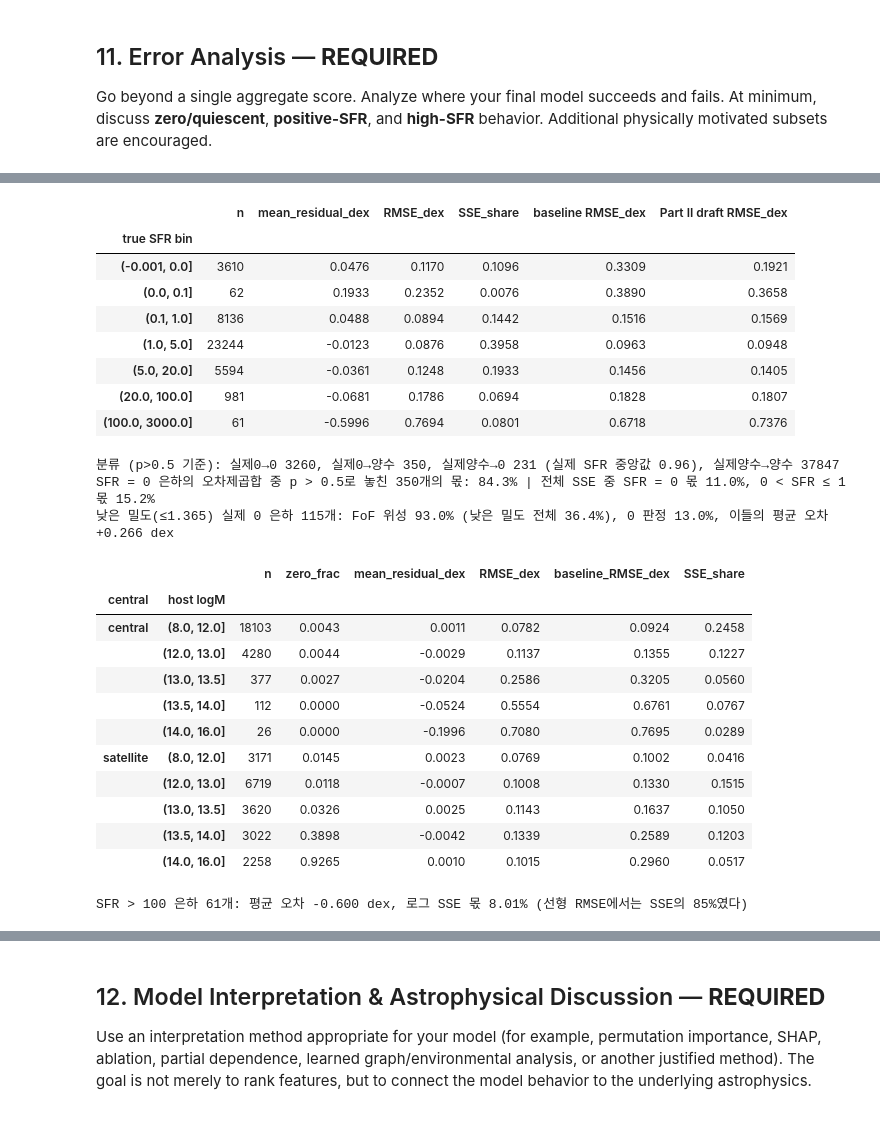
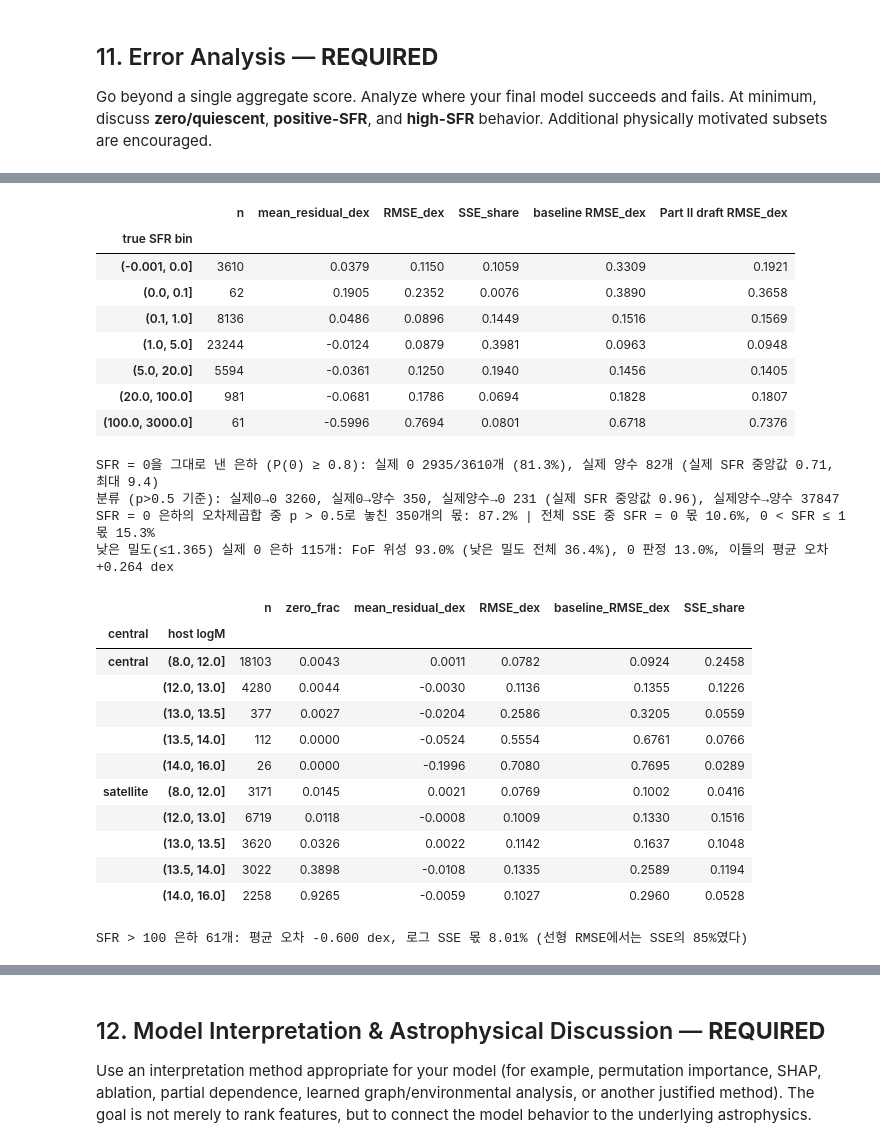
Before and after one commit to ZizonK7/sdi2026-galaxy-sfr, a Jupyter notebook: DataHub_701104_mid.ipynb, the cells around one changed output, grey strips where cells are left out. Drawn from its saved outputs; the diff is of its cells as text; code cells hidden in the pictures.

```diff
--- a/DataHub_701104_mid.ipynb
+++ b/DataHub_701104_mid.ipynb
@@ -2183,6 +2184,9 @@ FINAL_HGB = {**HGB, "max_iter": 400}            # 두 단계 모두 트리 상
 # 공지에 SFR = 0의 로그 처리가 없어 z(SFR) = log10(SFR + LOG_EPS)로 두고 LOG_EPS = 1(= log10(1 + SFR))을 기본으로 쓴다.
 # 정의가 확인되면 LOG_EPS 한 줄만 바꾸면 된다(예: 0.01). 템플릿의 VAL_PREDICTIONS는 선형 SFR이므로 z를 되돌려 넣는다.
 LOG_EPS = 1.0
+# 0일 확률 P(SFR = 0 | x) = 1 − p가 ZERO_THRESHOLD 이상이면 SFR = 0을 그대로 낸다(그 밖은 위 기대값). 문턱은 학습 분할 안
+# 25-fold에서 '점수가 나빠지지 않는 가장 낮은 문턱'으로 골랐다(후보 0.5·0.7·0.8·0.9·0.95·0.99, 9.2 보조).
+ZERO_THRESHOLD = 0.8
 
 
 def to_log(sfr, eps=LOG_EPS):
@@ -2194,10 +2198,12 @@ def from_log(z, eps=LOG_EPS):
 
 
 class TwoStageLogSFR:
-    """ẑ(x) = P(SFR>0|x)·E[z|SFR>0,x] + (1 − P)·z(0). 두 단계가 서로 다른 피처 열을 쓸 수 있다. predict는 선형 SFR."""
+    """ẑ(x) = P(SFR>0|x)·E[z|SFR>0,x] + (1 − P)·z(0). 두 단계가 서로 다른 피처 열을 쓸 수 있다. predict는 선형 SFR.
+    zero_threshold가 있으면 P(SFR=0|x) ≥ zero_threshold인 은하는 z(0), 즉 SFR = 0을 그대로 낸다."""
 
-    def __init__(self, hgb_params, clf_cols, reg_cols, eps=LOG_EPS, clf_params=None):
+    def __init__(self, hgb_params, clf_cols, reg_cols, eps=LOG_EPS, clf_params=None, zero_threshold=None):
         self.hgb_params, self.clf_cols, self.reg_cols, self.eps = hgb_params, list(clf_cols), list(reg_cols), eps
+        self.zero_threshold = zero_threshold
         self.clf_params = hgb_params if clf_params is None else clf_params
 
     def fit(self, X, y):
@@ -2215,14 +2221,16 @@ class TwoStageLogSFR:
 
     def predict_log(self, X):
         p = self.predict_proba_positive(X)
-        return p * self.predict_log_positive(X) + (1 - p) * float(to_log(0.0, self.eps))
+        z0 = float(to_log(0.0, self.eps))
+        z = p * self.predict_log_positive(X) + (1 - p) * z0
+        return z if self.zero_threshold is None else np.where(1 - p >= self.zero_threshold, z0, z)
 
     def predict(self, X):
         return from_log(self.predict_log(X), self.eps)
 
 
 # HGB 설정은 기준선·7절과 같고 트리 상한만 400으로 둔다(9.2 보조의 반복 CV 질문 3·4)
-FINAL_MODEL = TwoStageLogSFR(FINAL_HGB, clf_cols=CLF_FEATURES, reg_cols=REG_FEATURES)
+FINAL_MODEL = TwoStageLogSFR(FINAL_HGB, clf_cols=CLF_FEATURES, reg_cols=REG_FEATURES, zero_threshold=ZERO_THRESHOLD)
 
 _t0 = time.time()
 FINAL_MODEL.fit(X_train_env, y_train)
@@ -2232,7 +2240,9 @@ VAL_PREDICTIONS = FINAL_MODEL.predict(X_val_env)
 
 assert len(VAL_PREDICTIONS) == len(y_val)
 assert np.isfinite(VAL_PREDICTIONS).all() and (VAL_PREDICTIONS >= 0).all()
+_zero_out = VAL_PREDICTIONS == 0
 print(f"Training time: {FINAL_TRAIN_SECONDS:.1f} s")
 print(f"n_iter_ — 분류기 {FINAL_MODEL.clf_.n_iter_} (피처 {len(CLF_FEATURES)}개), 로그 양수 회귀기 {FINAL_MODEL.reg_.n_iter_} (피처 {len(REG_FEATURES)}개)")
+print(f"SFR = 0을 그대로 낸 val 은하 {_zero_out.sum():,}개 (실제 0 은하의 {np.mean(_zero_out[y_val.to_numpy() == 0]):.1%}, SFR > 0인데 0으로 낸 은하 {int((_zero_out & (y_val.to_numpy() > 0)).sum())}개)")
 print(f"val 로그 RMSE log10({LOG_EPS:g} + SFR): {rmse(to_log(y_val), VAL_LOG_PREDICTIONS):.4f} dex | 선형 RMSE {rmse(y_val, VAL_PREDICTIONS):.3f}")
 # %% [output]
@@ -2431,16 +2450,18 @@ _q = HistGradientBoostingClassifier(**HGB).fit(_Xp, _tail.astype(int)).predict_p
 _e_tail = _q * HistGradientBoostingRegressor(**HGB).fit(_Xp[_tail], to_log(_yp[_tail])).predict(X_val_env[REG_FEATURES]) \
     + (1 - _q) * HistGradientBoostingRegressor(**HGB).fit(_Xp[~_tail], to_log(_yp[~_tail])).predict(X_val_env[REG_FEATURES])
 _p_fin = FINAL_MODEL.predict_proba_positive(X_val_env)
+_z_soft = _p_fin * FINAL_MODEL.predict_log_positive(X_val_env) + (1 - _p_fin) * to_log(0.0)   # 문턱 없는 M6
 val_models = {
     "Baseline (HGB 13, linear target)": baseline_pred,
     "Midterm 7(b): log1p direct regression (13)": preds["(b) log1p"],
     "Midterm 7(d): two-stage, linear (13 / 13)": preds["(d) two-stage P x E"],
     "Part II draft (11-07): env clf x linear reg (30 / 13)": _p150 * _lin13,
     "M2: env clf x log reg (30 / 13)": TwoStageLogSFR(HGB, CLF_FEATURES, FINAL_FEATURES).fit(X_train_env, y_train).predict(X_val_env),
-    "FINAL (M6): env clf x log reg (30 / 30), trees ≤ 400": VAL_PREDICTIONS,
+    "M6: env clf x log reg (30 / 30), trees ≤ 400": from_log(_z_soft),
+    "FINAL (M7): M6 + SFR = 0 if P(0) ≥ 0.8": VAL_PREDICTIONS,
     "ref: FINAL + tail split T=30": from_log(_p_fin * _e_tail + (1 - _p_fin) * to_log(0.0)),
     "ref: FINAL with hard gate p>0.5": from_log(np.where(_p_fin > 0.5, FINAL_MODEL.predict_log_positive(X_val_env), to_log(0.0))),
-    "ref: FINAL retrained for D2 (LOG_EPS = 0.01)": TwoStageLogSFR(FINAL_HGB, CLF_FEATURES, REG_FEATURES, eps=0.01)
+    "ref: FINAL retrained for D2 (LOG_EPS = 0.01)": TwoStageLogSFR(FINAL_HGB, CLF_FEATURES, REG_FEATURES, eps=0.01, zero_threshold=ZERO_THRESHOLD)
                                                      .fit(X_train_env, y_train).predict(X_val_env),
 }
 _z1 = lambda p: np.log10(1 + np.clip(np.asarray(p, float), 0, None))
@@ -2545,8 +2568,11 @@ log_bins["Part II draft RMSE_dex"] = bin_stats(z_draft, sfr_bin)["RMSE_dex"]
 log_bins.index.name = "true SFR bin"
 display(log_bins.round(4))
 
-# 0 판정: 꺼진 은하의 오차는 ẑ = p·ẑ₊ 자체다. 어느 은하가 그 오차를 만드나
+# 0 판정: 꺼진 은하의 오차는 ẑ 자체다. 어느 은하가 그 오차를 만드나
 p_fin = FINAL_MODEL.predict_proba_positive(X_val_env)
+out0 = VAL_PREDICTIONS == 0
+print(f"SFR = 0을 그대로 낸 은하 (P(0) ≥ {ZERO_THRESHOLD}): 실제 0 {int((out0 & (yv == 0)).sum())}/{int((yv == 0).sum())}개 ({np.mean(out0[yv == 0]):.1%}), "
+      f"실제 양수 {int((out0 & (yv > 0)).sum())}개 (실제 SFR 중앙값 {np.median(yv[out0 & (yv > 0)]):.2f}, 최대 {yv[out0 & (yv > 0)].max():.1f})")
 pred_zero = p_fin <= 0.5
 zero = yv == 0
 sq = (zp - zt) ** 2
@@ -2555,49 +2581,50 @@ print(f"분류 (p>0.5 기준): 실제0→0 {int((pred_zero & zero).sum())}, 실
 print(f"SFR = 0 은하의 오차제곱합 중 p > 0.5로 놓친 {int((~pred_zero & zero).sum())}개의 몫: {sq[zero & ~pred_zero].sum() / sq[zero].sum():.1%} | "
       f"전체 SSE 중 SFR = 0 몫 {sq[zero].sum() / sq.sum():.1%}, 0 < SFR ≤ 1 몫 {sq[(yv > 0) & (yv <= 1)].sum() / sq.sum():.1%}")
 dens_val = X_val["log10_overdensity_plus_1"].to_numpy()
 LOW = dens_val <= 1.3647506592            # 11-06 실험에서 SFR = 0 비율로 나눈 낮은 밀도 경계
 zl = LOW & zero
 print(f"낮은 밀도(≤1.365) 실제 0 은하 {zl.sum()}개: FoF 위성 {1 - X_val_env.loc[zl, 'fof_is_central'].mean():.1%} "
       f"(낮은 밀도 전체 {1 - X_val_env.loc[LOW, 'fof_is_central'].mean():.1%}), 0 판정 {np.mean(p_fin[zl] <= 0.5):.1%}, "
       f"이들의 평균 오차 {np.mean(zp[zl] - zt[zl]):+.3f} dex")
 
 # 물리적 부분집합: 중심/위성 × 호스트(그룹 최대) 헤일로 질량
 cen = np.where(X_val_env["fof_is_central"].to_numpy() == 1, "central", "satellite")
 host = pd.cut(X_val_env["fof_group_max_logm"].to_numpy(), [8, 12, 13, 13.5, 14, 16])
 env_err = pd.DataFrame({"central": cen, "host logM": host, "zero": zero, "res": zp - zt, "sq": sq,
                         "base_sq": (z_base - zt) ** 2}).groupby(["central", "host logM"], observed=True).agg(
     n=("res", "size"), zero_frac=("zero", "mean"), mean_residual_dex=("res", "mean"),
     RMSE_dex=("sq", lambda s: np.sqrt(s.mean())), baseline_RMSE_dex=("base_sq", lambda s: np.sqrt(s.mean())),
     SSE_share=("sq", lambda s: s.sum() / sq.sum()))
 display(env_err.round(4))
 top = yv > 100
 print(f"SFR > 100 은하 {top.sum()}개: 평균 오차 {np.mean(zp[top] - zt[top]):+.3f} dex, 로그 SSE 몫 {sq[top].sum() / sq.sum():.2%} "
       f"(선형 RMSE에서는 SSE의 85%였다)")
 # %% [output]
 |  | n | mean_residual_dex | RMSE_dex | SSE_share | baseline RMSE_dex | Part II draft RMSE_dex |
 | true SFR bin |  |  |  |  |  |  |
-| (-0.001, 0.0] | 3610 | 0.0476 | 0.1170 | 0.1096 | 0.3309 | 0.1921 |
-| (0.0, 0.1] | 62 | 0.1933 | 0.2352 | 0.0076 | 0.3890 | 0.3658 |
-| (0.1, 1.0] | 8136 | 0.0488 | 0.0894 | 0.1442 | 0.1516 | 0.1569 |
-| (1.0, 5.0] | 23244 | -0.0123 | 0.0876 | 0.3958 | 0.0963 | 0.0948 |
-| (5.0, 20.0] | 5594 | -0.0361 | 0.1248 | 0.1933 | 0.1456 | 0.1405 |
+| (-0.001, 0.0] | 3610 | 0.0379 | 0.1150 | 0.1059 | 0.3309 | 0.1921 |
+| (0.0, 0.1] | 62 | 0.1905 | 0.2352 | 0.0076 | 0.3890 | 0.3658 |
+| (0.1, 1.0] | 8136 | 0.0486 | 0.0896 | 0.1449 | 0.1516 | 0.1569 |
+| (1.0, 5.0] | 23244 | -0.0124 | 0.0879 | 0.3981 | 0.0963 | 0.0948 |
+| (5.0, 20.0] | 5594 | -0.0361 | 0.1250 | 0.1940 | 0.1456 | 0.1405 |
 | (20.0, 100.0] | 981 | -0.0681 | 0.1786 | 0.0694 | 0.1828 | 0.1807 |
 | (100.0, 3000.0] | 61 | -0.5996 | 0.7694 | 0.0801 | 0.6718 | 0.7376 |
+SFR = 0을 그대로 낸 은하 (P(0) ≥ 0.8): 실제 0 2935/3610개 (81.3%), 실제 양수 82개 (실제 SFR 중앙값 0.71, 최대 9.4)
 분류 (p>0.5 기준): 실제0→0 3260, 실제0→양수 350, 실제양수→0 231 (실제 SFR 중앙값 0.96), 실제양수→양수 37847
-SFR = 0 은하의 오차제곱합 중 p > 0.5로 놓친 350개의 몫: 84.3% | 전체 SSE 중 SFR = 0 몫 11.0%, 0 < SFR ≤ 1 몫 15.2%
-낮은 밀도(≤1.365) 실제 0 은하 115개: FoF 위성 93.0% (낮은 밀도 전체 36.4%), 0 판정 13.0%, 이들의 평균 오차 +0.266 dex
+SFR = 0 은하의 오차제곱합 중 p > 0.5로 놓친 350개의 몫: 87.2% | 전체 SSE 중 SFR = 0 몫 10.6%, 0 < SFR ≤ 1 몫 15.3%
+낮은 밀도(≤1.365) 실제 0 은하 115개: FoF 위성 93.0% (낮은 밀도 전체 36.4%), 0 판정 13.0%, 이들의 평균 오차 +0.264 dex
 |  |  | n | zero_frac | mean_residual_dex | RMSE_dex | baseline_RMSE_dex | SSE_share |
 | central | host logM |  |  |  |  |  |  |
 | central | (8.0, 12.0] | 18103 | 0.0043 | 0.0011 | 0.0782 | 0.0924 | 0.2458 |
-|  | (12.0, 13.0] | 4280 | 0.0044 | -0.0029 | 0.1137 | 0.1355 | 0.1227 |
-|  | (13.0, 13.5] | 377 | 0.0027 | -0.0204 | 0.2586 | 0.3205 | 0.0560 |
-|  | (13.5, 14.0] | 112 | 0.0000 | -0.0524 | 0.5554 | 0.6761 | 0.0767 |
+|  | (12.0, 13.0] | 4280 | 0.0044 | -0.0030 | 0.1136 | 0.1355 | 0.1226 |
+|  | (13.0, 13.5] | 377 | 0.0027 | -0.0204 | 0.2586 | 0.3205 | 0.0559 |
+|  | (13.5, 14.0] | 112 | 0.0000 | -0.0524 | 0.5554 | 0.6761 | 0.0766 |
 |  | (14.0, 16.0] | 26 | 0.0000 | -0.1996 | 0.7080 | 0.7695 | 0.0289 |
-| satellite | (8.0, 12.0] | 3171 | 0.0145 | 0.0023 | 0.0769 | 0.1002 | 0.0416 |
-|  | (12.0, 13.0] | 6719 | 0.0118 | -0.0007 | 0.1008 | 0.1330 | 0.1515 |
-|  | (13.0, 13.5] | 3620 | 0.0326 | 0.0025 | 0.1143 | 0.1637 | 0.1050 |
-|  | (13.5, 14.0] | 3022 | 0.3898 | -0.0042 | 0.1339 | 0.2589 | 0.1203 |
-|  | (14.0, 16.0] | 2258 | 0.9265 | 0.0010 | 0.1015 | 0.2960 | 0.0517 |
+| satellite | (8.0, 12.0] | 3171 | 0.0145 | 0.0021 | 0.0769 | 0.1002 | 0.0416 |
+|  | (12.0, 13.0] | 6719 | 0.0118 | -0.0008 | 0.1009 | 0.1330 | 0.1516 |
+|  | (13.0, 13.5] | 3620 | 0.0326 | 0.0022 | 0.1142 | 0.1637 | 0.1048 |
+|  | (13.5, 14.0] | 3022 | 0.3898 | -0.0108 | 0.1335 | 0.2589 | 0.1194 |
+|  | (14.0, 16.0] | 2258 | 0.9265 | -0.0059 | 0.1027 | 0.2960 | 0.0528 |
 SFR > 100 은하 61개: 평균 오차 -0.600 dex, 로그 SSE 몫 8.01% (선형 RMSE에서는 SSE의 85%였다)
 # %% [markdown]
 ### 11.1 Error-Analysis Discussion — **STUDENT RESPONSE**
```
Also changed, not shown: parts of 16 cells of this notebook, 1 other file.
